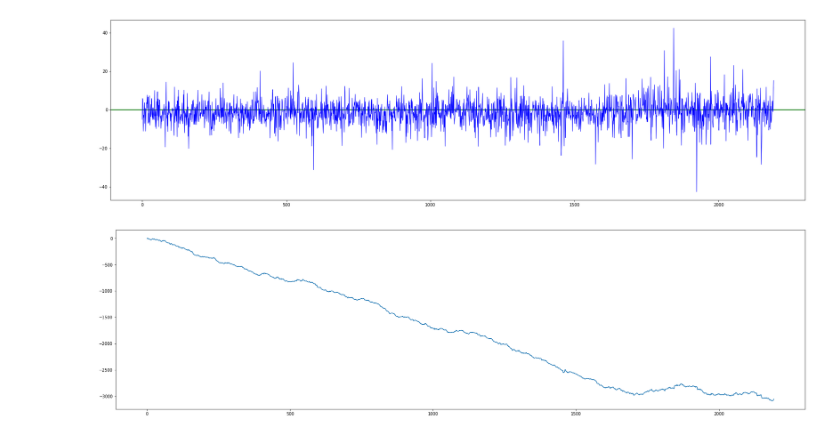
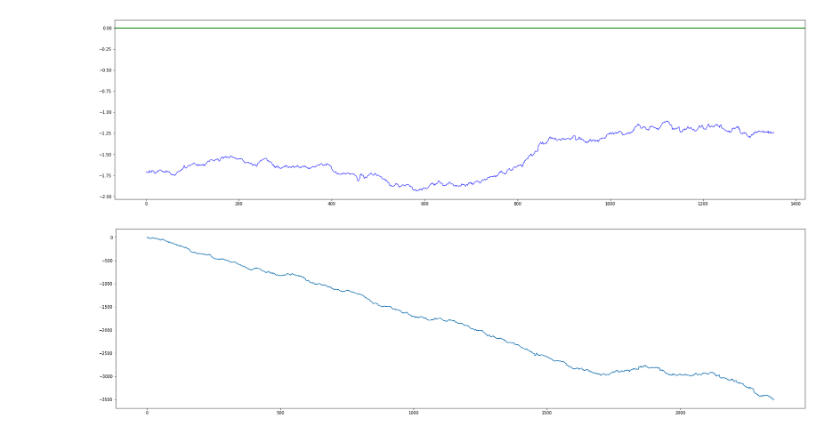
Before and after one commit to dercodeKoenig/trc-project, a Jupyter notebook: tx_2_large/visualization.ipynb, the cells around one changed output. Drawn from its saved outputs; the diff is of its cells as text; code cells hidden in the pictures.

```diff
--- a/tx_2_large/visualization.ipynb
+++ b/tx_2_large/visualization.ipynb
@@ -5,7 +5,7 @@ from tqdm import tqdm
 from IPython.display import clear_output
 import time
 
-s = 1
+s = 1000
 
 file1 = open("logs/r2_log.txt")
 text = file1.read()
@@ -15,35 +15,35 @@ ep_wins = []
 for x in text.split("\n")[0:]:
     if x != "":
         try:
             ep_wins.append(float(x))
         except:print("error:", x)
 
 
 ep_total = []
 cr = 0
 for i in ep_wins:
   cr += i
   ep_total.append(cr)
 
 
 ep_s = ep_wins
 x1 = [np.average(ep_s[i-s+1:i+1])for i in tqdm(range(s-1,len(ep_s)))]
 x2 = [v for v in tqdm(ep_wins)]
 clear_output()
 
 
 
 plt.figure(figsize=(30,8))
 plt.axhline(y=0, color = "green", linewidth=2)
 plt.plot(x1, linewidth=1, color = "blue")
 #plt.bar([i for i in range(len(x1))], x1)
 
 plt.figure(figsize=(30,8))
 plt.plot(ep_total)
 plt.show()
 # %% [output]
-[figure, old version]
+[figure, new version]
-[figure, old version]
+[figure, new version]
 # %%
 
 s = 1000
```
Also changed, not shown: parts of 3 cells of this notebook, 1 other file.
